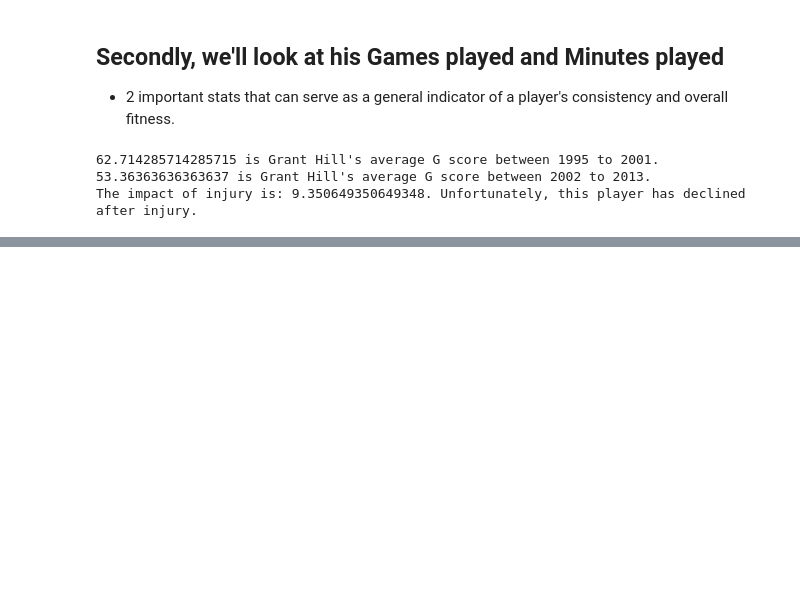
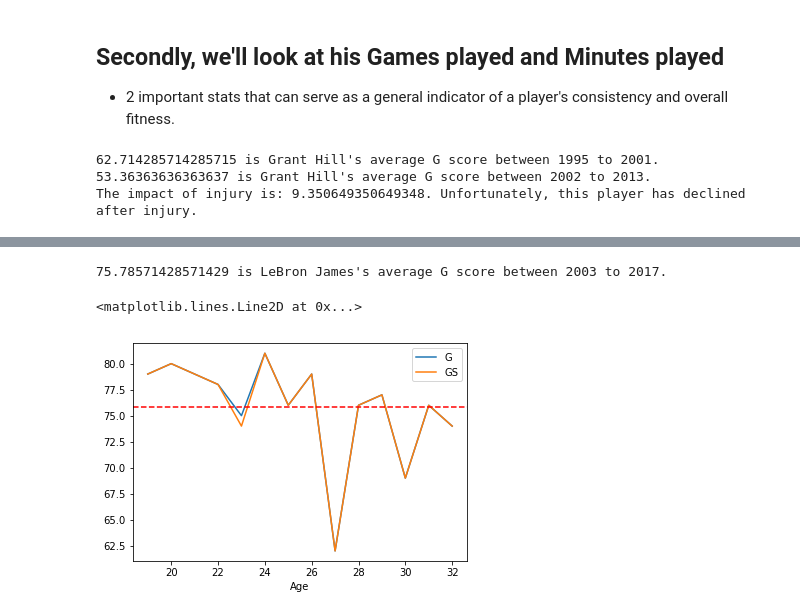
Before and after one commit to tranvk/DBManagement, a Jupyter notebook: homework02a.ipynb, the cells around one changed output, grey strips where cells are left out. Drawn from its saved outputs; the diff is of its cells as text; code cells hidden in the pictures; blank space fills up the shorter version.

```diff
--- a/homework02a.ipynb
+++ b/homework02a.ipynb
@@ -130,0 +137,19 @@ The impact of injury is: 9.350649350649348. Unfortunately, this player has decli
+# %%
+# Plot age against Games played
+
+lebron_stats = season_stats.loc[season_stats["Player"] == "LeBron James"]
+plt.figure()
+
+# Get current axis to use for additional axis ax keyword arg
+ax = plt.gca()
+averageG = average_stats("LeBron James", lebron_stats, "G", 2003, 2017) #career average, not average of other players
+
+# Plot G and GS over eachother
+lebron_stats.plot(kind = 'line', x = "Age", y = "G", ax = ax)
+lebron_stats.plot(kind = 'line', x = "Age", y = "GS", ax = ax)
+
+plt.axhline(averageG, color = 'r', linestyle = "--")
+# %% [output]
+75.78571428571429 is LeBron James's average G score between 2003 to 2017.
+<matplotlib.lines.Line2D at 0x...>
+[figure, added]
```
Also changed, not shown: parts of 19 cells of this notebook, 1 other file.
